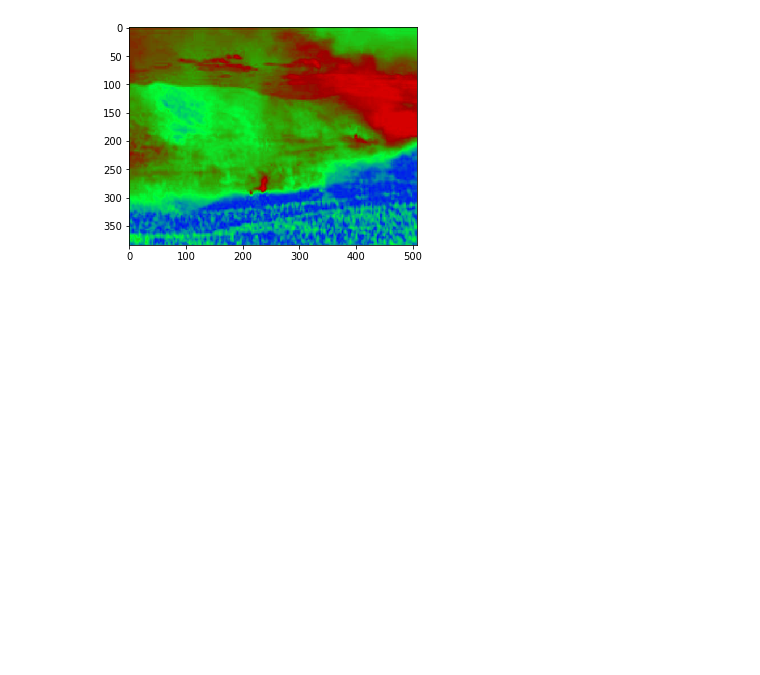
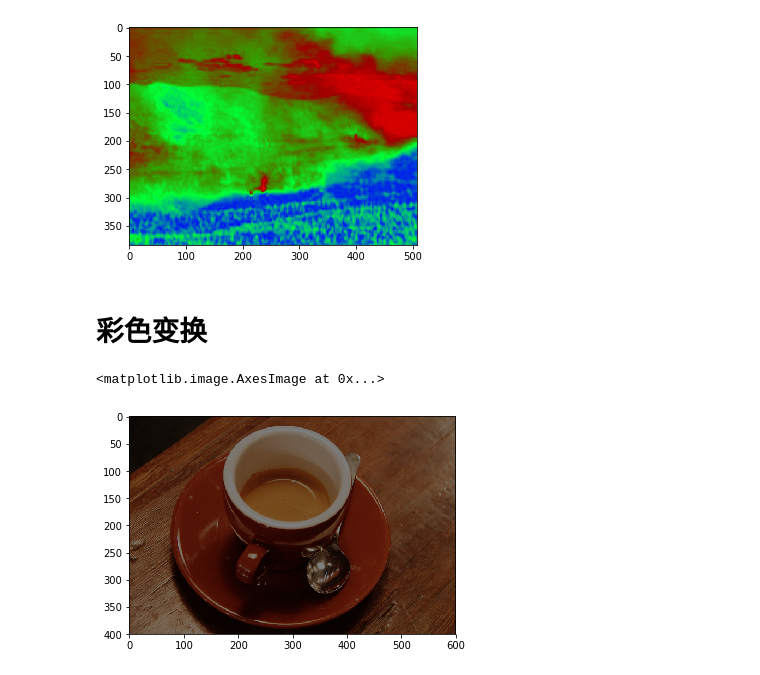
Before and after one commit to xingnix/learning, a Jupyter notebook: imageprocessing/jupyter/6/python3.ipynb, the cells around one changed output. Cells and saved outputs as stored; diff of their text form; code cells hidden in the pictures; blank space fills up the shorter version.

Commit message:
color image example

```diff
--- a/imageprocessing/jupyter/6/python3.ipynb
+++ b/imageprocessing/jupyter/6/python3.ipynb
@@ -73,3 +73,12 @@ plt.imshow(shuffledrgb)
 # %% [output]
 <matplotlib.image.AxesImage at 0x...>
 [figure]
+# %% [markdown]
+# 彩色变换
+# %%
+image=data.coffee()
+brighter=np.uint8(image*0.5+255*0.5)
+io.imshow(brighter)
+# %% [output]
+<matplotlib.image.AxesImage at 0x...>
+[figure, added]
```
Also changed, not shown: parts of 26 cells of this notebook, 1 other file.
